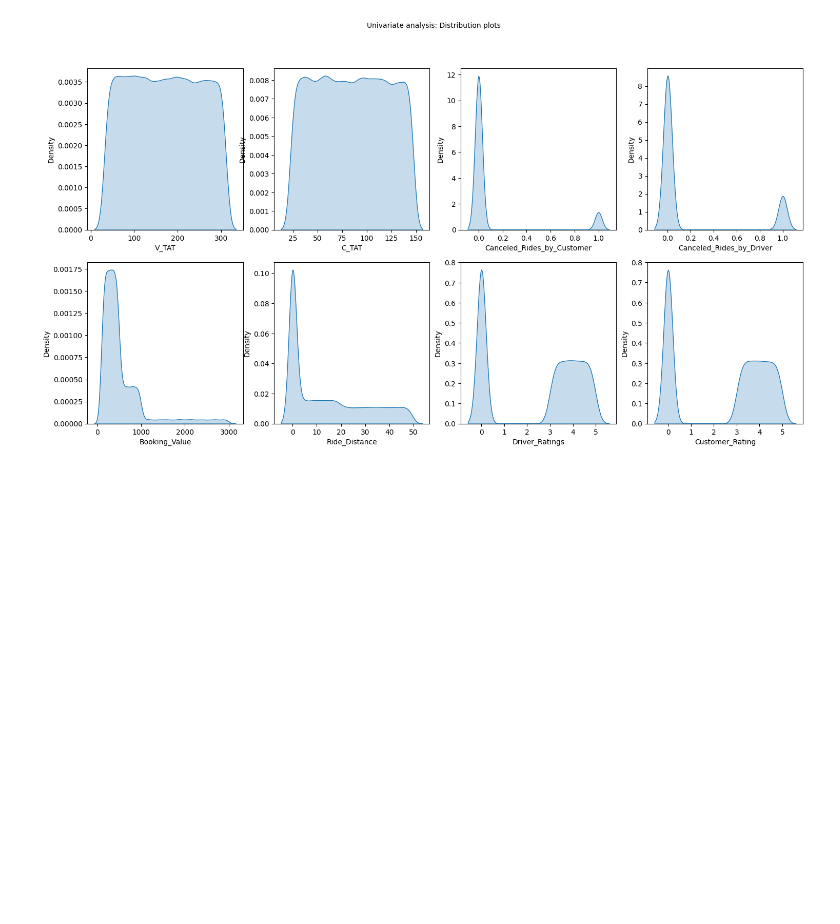
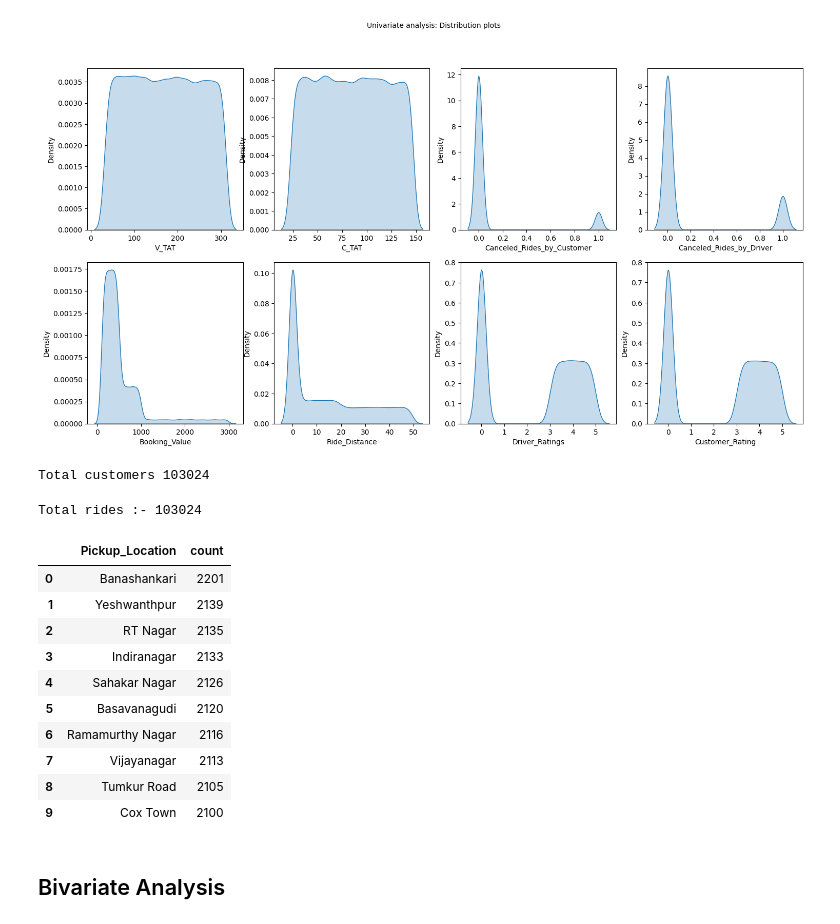
Before and after one commit to aditya-3645/RIDE-HAILING-DATA-ANALYSIS-EDA-, a Jupyter notebook: analysis.ipynb, the cells around one changed output. Cells and saved outputs as stored; diff of their text form; code cells hidden in the pictures; blank space fills up the shorter version.

Commit message:
univariate analysis

```diff
--- a/analysis.ipynb
+++ b/analysis.ipynb
@@ -257,3 +271,24 @@ for i in range(0, len(numerical_col)):
   sns.kdeplot(x=new_df[numerical_col[i]],fill=True)
 # %% [output]
 [figure]
+# %%
+# Total customers
+print("Total customers",new_df['Booking_ID'].nunique())
+# %% [output]
+Total customers 103024
+# %%
+# Total cancelled and sucess rides
+cancelled_rides = new_df['Booking_Status'].value_counts().get(0, 1)
+successful_rides = new_df['Booking_Status'].value_counts().get(1, 0)
+print("Total rides :-",(successful_rides+cancelled_rides))
+
+labels = ['Cancelled Rides', 'Successful Rides']
+values = [cancelled_rides, successful_rides]
+
+px.bar(
+    x=labels,
+    y=values,
+    title='Cancelled vs Successful Rides',
+    labels={'x': 'Ride Type', 'y': 'Number of Rides'})
+# %% [output]
+Total rides :- 103024
@@ -259,0 +313,16 @@ for i in range(0, len(numerical_col)):
+# %%
+new_df['Pickup_Location'].value_counts().head(10).reset_index().sort_values('count',ascending=False)
+# %% [output]
+|  | Pickup_Location | count |
+| 0 | Banashankari | 2201 |
+| 1 | Yeshwanthpur | 2139 |
+| 2 | RT Nagar | 2135 |
+| 3 | Indiranagar | 2133 |
+| 4 | Sahakar Nagar | 2126 |
+| 5 | Basavanagudi | 2120 |
+| 6 | Ramamurthy Nagar | 2116 |
+| 7 | Vijayanagar | 2113 |
+| 8 | Tumkur Road | 2105 |
+| 9 | Cox Town | 2100 |
+# %% [markdown]
+## Bivariate Analysis
```
Also changed, not shown: parts of 7 cells of this notebook.
